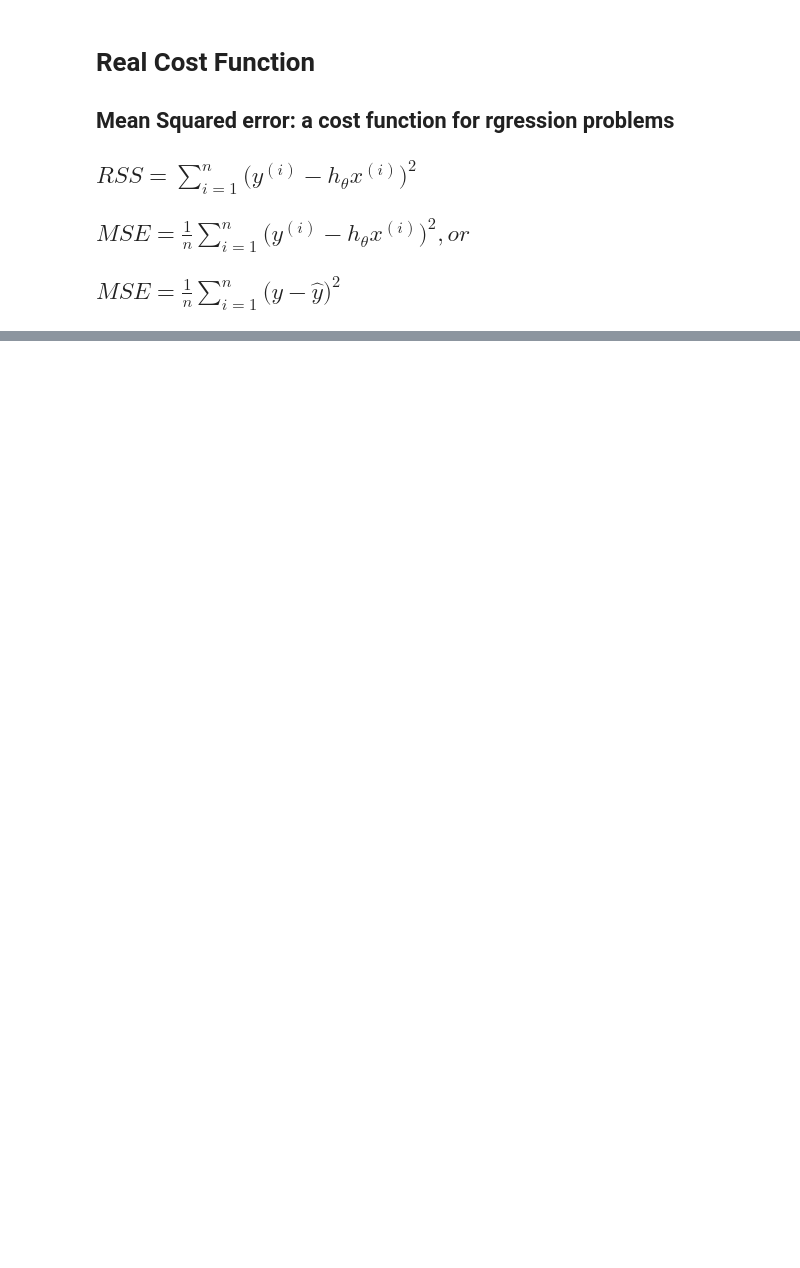
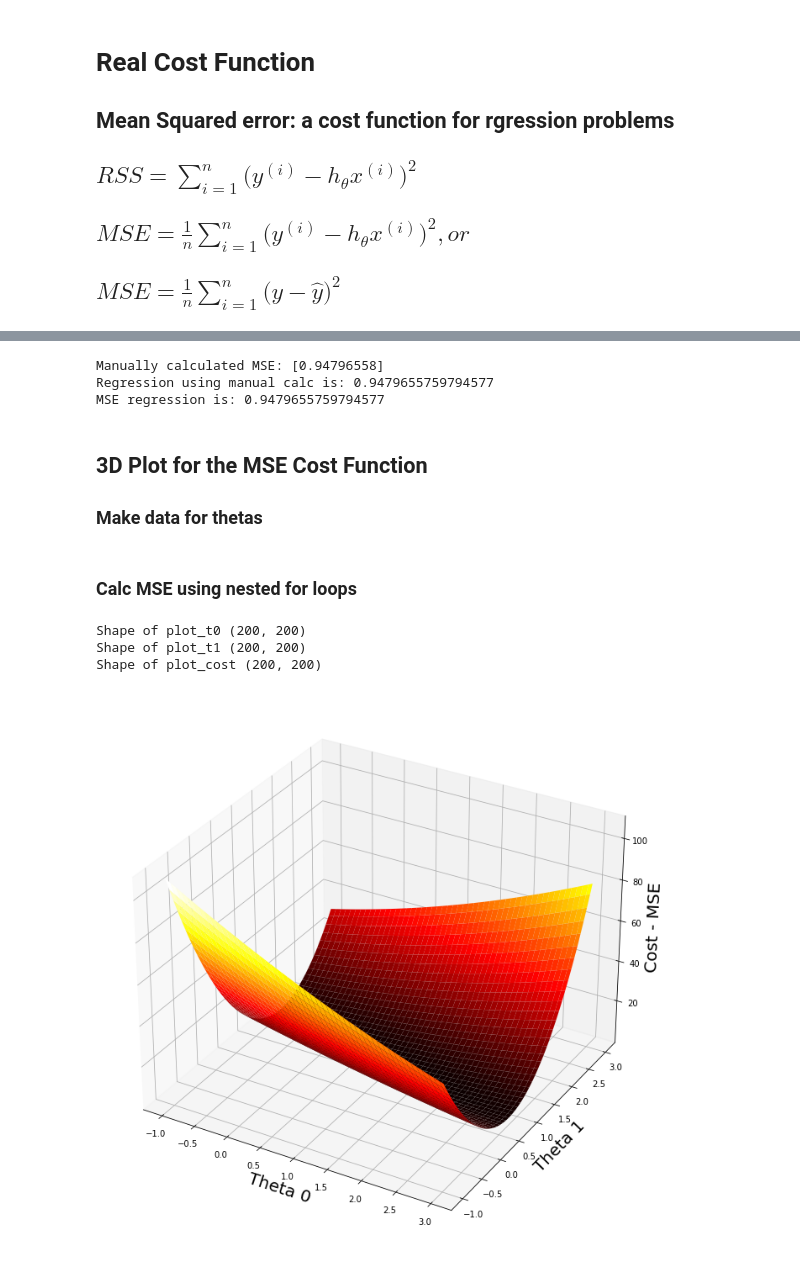
Before and after one commit to BeckMarquez/DataScience, a Jupyter notebook: Real Cost Function/Real Cost Function.ipynb, the cells around one changed output, grey strips where cells are left out. Drawn from its saved outputs; the diff is of its cells as text; code cells hidden in the pictures; blank space fills up the shorter version.

```diff
--- a/Real Cost Function/Real Cost Function.ipynb
+++ b/Real Cost Function/Real Cost Function.ipynb
@@ -7,0 +49,5 @@
+# %%
+#y_hat = theta0 + theta1*x
+y_hat = 0.8475351486029536 + 1.2227264637835915*x
+print('Est values y_hat are:\n', y_hat)
+print('In comperison, the actual y valies are:\n', y)
@@ -7,0 +71,50 @@
+# %%
+def mse(y, y_hat):
+    #return (1/y.size)*sum((y - y_hat)**2) #first method
+    return np.average((y - y_hat)**2, axis=0)
+# %%
+print('Manually calculated MSE:', mse(y, y_hat))
+print('Regression using manual calc is:', mean_squared_error(y, y_hat))
+print('MSE regression is:', mean_squared_error(y, regr.predict(x)))
+# %% [output]
+Manually calculated MSE: [0.94796558]
+Regression using manual calc is: 0.9479655759794577
+MSE regression is: 0.9479655759794577
+# %% [markdown]
+## 3D Plot for the MSE Cost Function
+
+### Make data for thetas
+# %%
+nr_thetas = 200
+th_0 = np.linspace(start=-1, stop=3, num=nr_thetas)
+th_1 = np.linspace(start=-1, stop=3, num=nr_thetas)
+plot_t0, plot_t1 = np.meshgrid(th_0, th_1)
+# %% [markdown]
+### Calc MSE using nested for loops
+# %%
+plot_cost = np.zeros((nr_thetas, nr_thetas)) #Creating array with 0
+for i in range(nr_thetas):
+    for j in range(nr_thetas):
+        y_hat = plot_t0[i][j] + plot_t1[i][j]*x
+        plot_cost[i][j]=mse(y, y_hat)
+
+print('Shape of plot_t0', plot_t0.shape)
+print('Shape of plot_t1', plot_t1.shape)
+print('Shape of plot_cost', plot_cost.shape)
+# %% [output]
+Shape of plot_t0 (200, 200)
+Shape of plot_t1 (200, 200)
+Shape of plot_cost (200, 200)
+# %%
+#Plotting MSE
+fig = plt.figure(figsize=(16, 12))
+ax = fig.gca(projection='3d')
+
+ax.set_xlabel('Theta 0', fontsize=20)
+ax.set_ylabel('Theta 1', fontsize=20)
+ax.set_zlabel('Cost - MSE', fontsize=20)
+
+ax.plot_surface(plot_t0, plot_t1, plot_cost, cmap=cm.hot)
+plt.show()
+# %% [output]
+[figure, added]
```
Also changed, not shown: parts of 14 cells of this notebook.
